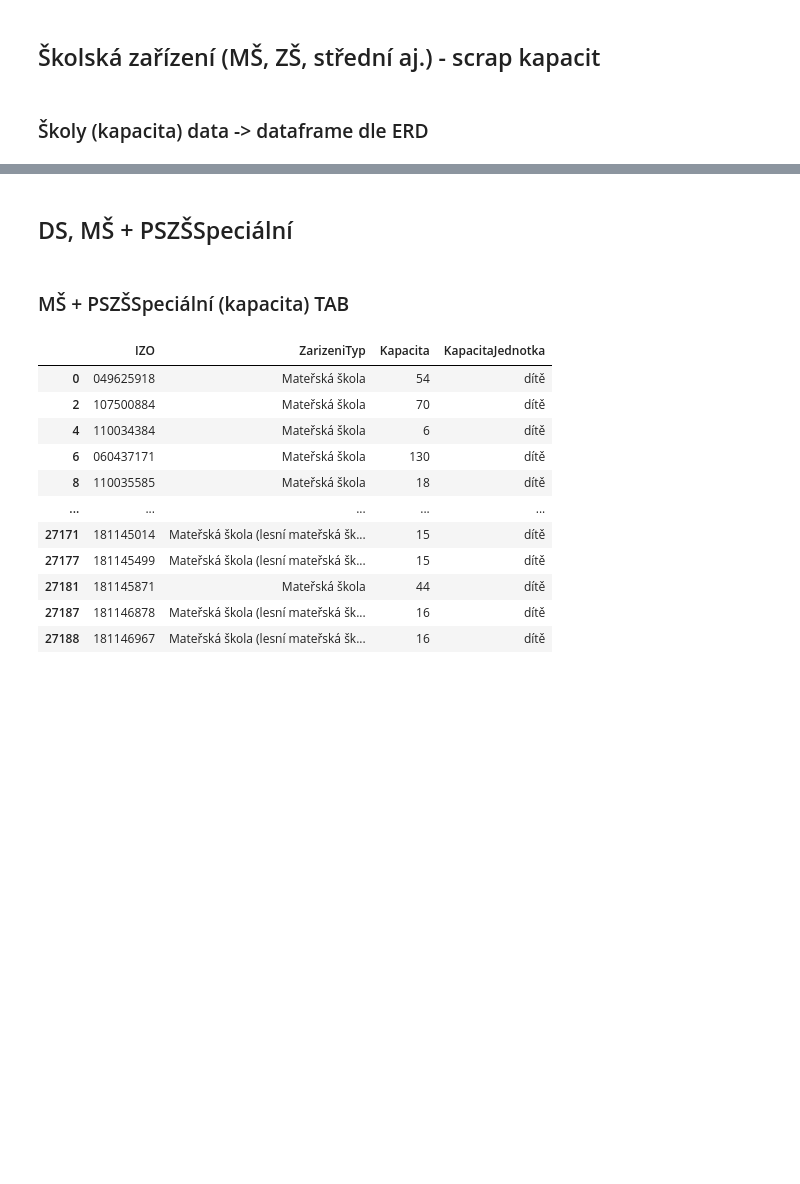
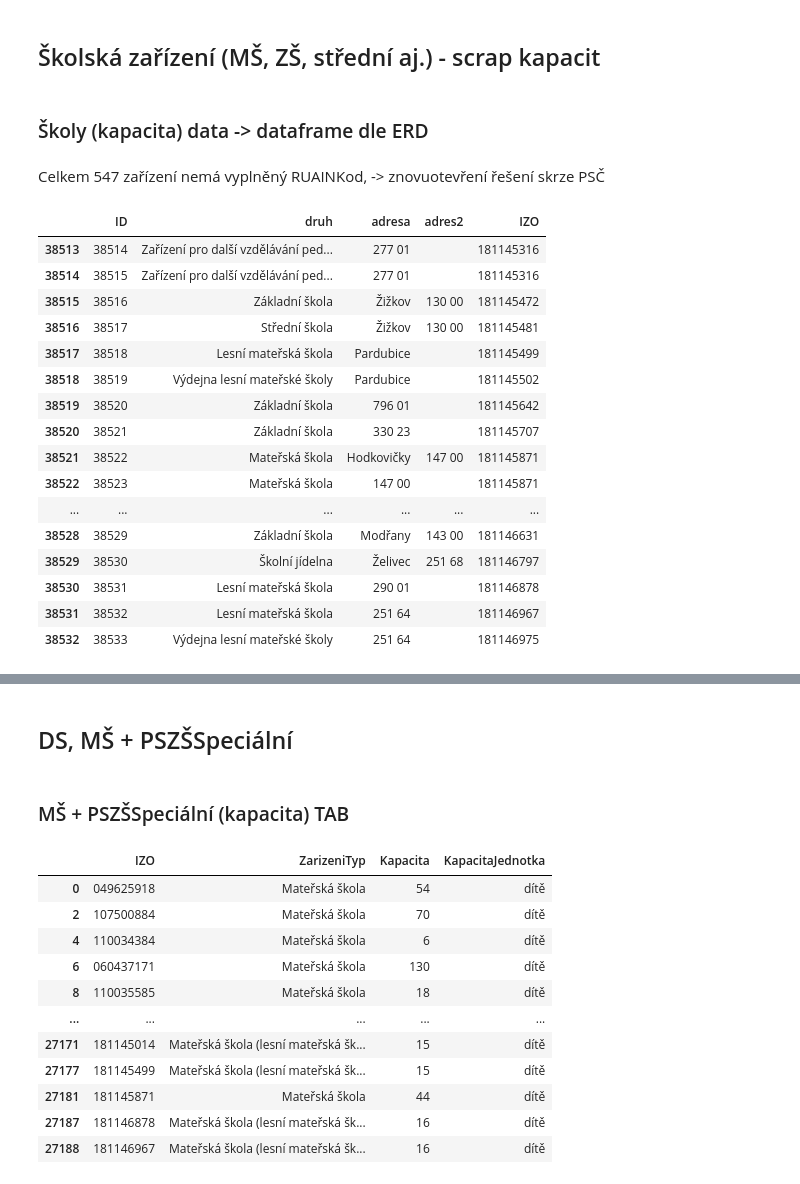
Before and after one commit to klbek/projekt_skolstvi, a Jupyter notebook: zakladni_info-upgrade.ipynb, the cells around one changed output, grey strips where cells are left out. Saved outputs shown, nothing was run; the diff lists cells and outputs as text; code cells hidden in the pictures; blank space fills up the shorter version.

```diff
--- a/zakladni_info-upgrade.ipynb
+++ b/zakladni_info-upgrade.ipynb
@@ -42,17 +42,20 @@ for ps in root.findall('.//PravniSubjekt'):
 
         # TAB "zarizeni_misto"
         for smvc in sz.find('SkolaMistaVykonuCinnosti').findall('SkolaMistoVykonuCinnosti'):
-            idMista = smvc.find('IDMista').text
-            adresaX = smvc.find('MistoAdresa2').text
-            adresaY = smvc.find('MistoAdresa3').text
             druh = smvc.find('MistoDruhTyp').text # u středních škol např. rozlišení gymnázií, u MŠ specializace
-            # adresu možná nahradit přes (nutno poupravit kod) RUIAN API, nebo https://data.gov.cz/datov%C3%A1-sada?iri=https%3A%2F%2Fdata.gov.cz%2Fzdroj%2Fdatov%C3%A9-sady%2F00025712%2F59ddccd404a617f695e3a1ef8e65b81e
+
+            def extract_psc(adresa_text):
+                if adresa_text:
+                    PSC_match = re.search(r'\d{3}\s?\d{2}', adresa_text)
+                    return PSC_match.group() if PSC_match else adresa_text
+                return ''
+            PSC = extract_psc(smvc.find('MistoAdresa2').text)
+            PSC2 = extract_psc(smvc.find('MistoAdresa3').text)
 
             raw_zarizeni_misto = {
                     'druh' : druh,
-                    'IDMista': idMista,
-                    'adresaX' : adresaX,
-                    'adresaY' : adresaY,
+                    'adresa': PSC,
+                    'adres2': PSC2,
                     'IZO' : izo,
                    }
             zarizeni_misto_data.append(raw_zarizeni_misto)
@@ -76,16 +79,39 @@ for ps in root.findall('.//PravniSubjekt'):
                 skola_obor_data.append(raw_skola_obor)
 # %% [markdown]
 ### Školy (kapacita) data -> dataframe dle ERD
+# %% [markdown]
+Celkem 547 zařízení nemá vyplněný RUAINKod, -> znovuotevření řešení skrze PSČ
 # %%
 skoly = pd.DataFrame(skoly_data)
 
 zarizeni_info = pd.DataFrame(zarizeni_info_data)
 zarizeni_info.insert(loc=0, column='ID', value=range(1, len(zarizeni_info_data) + 1))
 
 zarizeni_misto = pd.DataFrame(zarizeni_misto_data)
 zarizeni_misto.insert(loc=0, column='ID', value=range(1, len(zarizeni_misto) + 1))
 
 skola_obor = pd.DataFrame(skola_obor_data)
 skola_obor.insert(loc=0, column='ID', value=range(1, len(skola_obor_data) + 1))
 
-# kontrola dat u "skoly" a "zarizeni_info" v pořádku - stejný počet záznamů
+
+# arr = zarizeni_misto['RUAINKod'].unique()
+# zarizeni_misto[zarizeni_misto['RUAINKod'].isna()]#['druh'].value_counts()
+zarizeni_misto.tail(20)
+# %% [output]
+|  | ID | druh | adresa | adres2 | IZO |
+| 38513 | 38514 | Zařízení pro další vzdělávání ped... | 277 01 |  | 181145316 |
+| 38514 | 38515 | Zařízení pro další vzdělávání ped... | 277 01 |  | 181145316 |
+| 38515 | 38516 | Základní škola | Žižkov | 130 00 | 181145472 |
+| 38516 | 38517 | Střední škola | Žižkov | 130 00 | 181145481 |
+| 38517 | 38518 | Lesní mateřská škola | Pardubice |  | 181145499 |
+| 38518 | 38519 | Výdejna lesní mateřské školy | Pardubice |  | 181145502 |
+| 38519 | 38520 | Základní škola | 796 01 |  | 181145642 |
+| 38520 | 38521 | Základní škola | 330 23 |  | 181145707 |
+| 38521 | 38522 | Mateřská škola | Hodkovičky | 147 00 | 181145871 |
+| 38522 | 38523 | Mateřská škola | 147 00 |  | 181145871 |
+| ... | ... | ... | ... | ... | ... |
+| 38528 | 38529 | Základní škola | Modřany | 143 00 | 181146631 |
+| 38529 | 38530 | Školní jídelna | Želivec | 251 68 | 181146797 |
+| 38530 | 38531 | Lesní mateřská škola | 290 01 |  | 181146878 |
+| 38531 | 38532 | Lesní mateřská škola | 251 64 |  | 181146967 |
+| 38532 | 38533 | Výdejna lesní mateřské školy | 251 64 |  | 181146975 |
```
Also changed, not shown: parts of 1 cell of this notebook.
